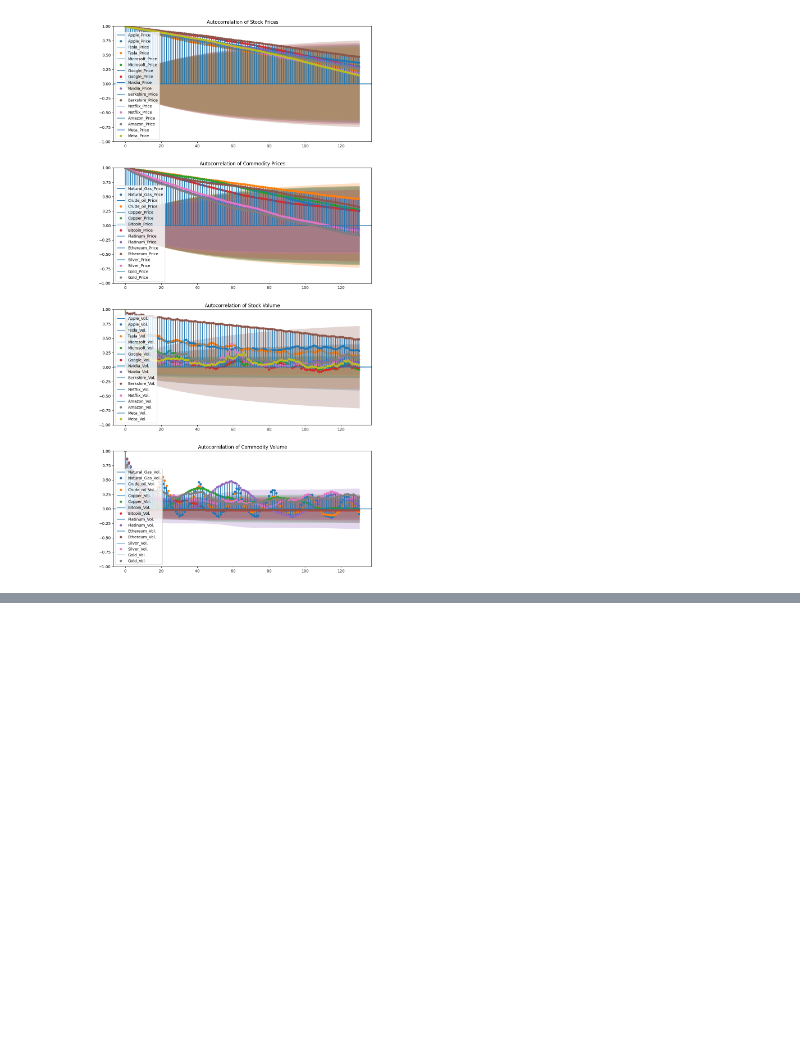
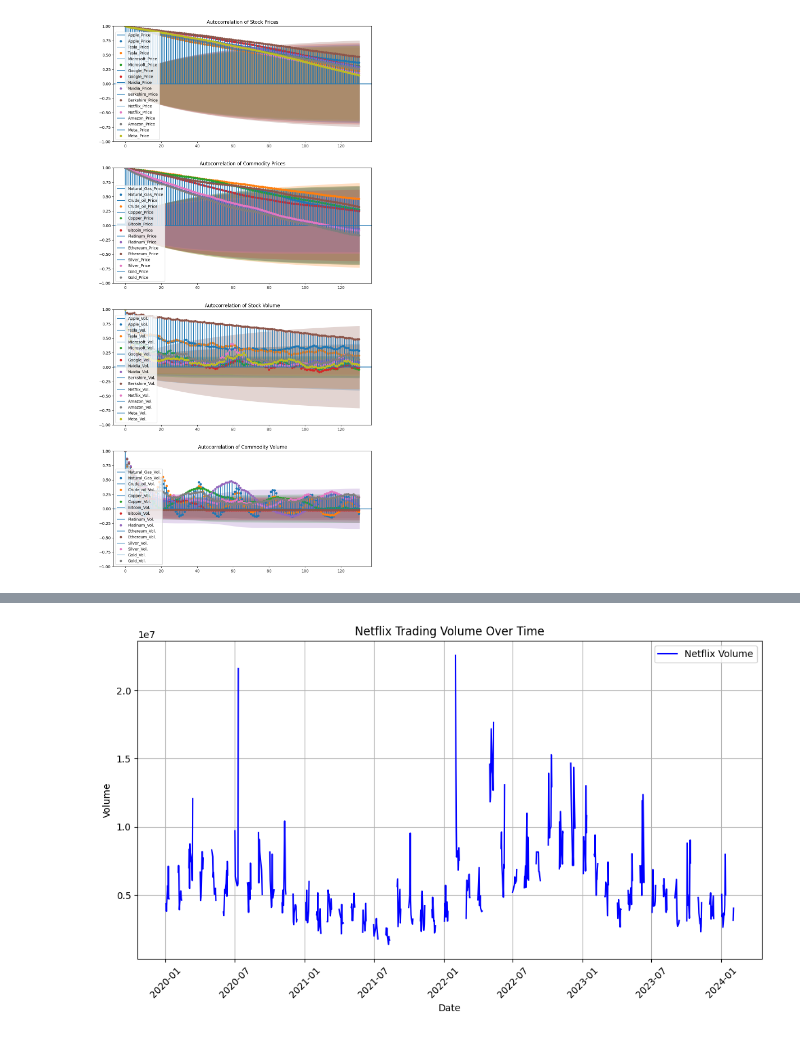
Before and after one commit to alexrpugh/US-Market-Research, a Jupyter notebook: US-Economy-Code.ipynb, the cells around one changed output, grey strips where cells are left out. Saved outputs shown, nothing was run; the diff lists cells and outputs as text; code cells hidden in the pictures; blank space fills up the shorter version.

```diff
--- a/US-Economy-Code.ipynb
+++ b/US-Economy-Code.ipynb
@@ -310,0 +377,24 @@ Eventually all variables do not exhibit autocorrelation in the long-term. Intere
+# %%
+# Assuming 'Date' is set as the index and df contains the 'Netflix_Vol.' column
+plt.figure(figsize=(10, 6))
+
+# Plot Netflix volume over time
+plt.plot(df.index, df['Netflix_Vol.'], label='Netflix Volume', color='blue')
+
+# Set title and labels
+plt.title('Netflix Trading Volume Over Time')
+plt.xlabel('Date')
+plt.ylabel('Volume')
+
+# Rotate the x-ticks for better readability
+plt.xticks(rotation=45)
+
+# Show the legend and grid
+plt.legend()
+plt.grid(True)
+
+# Display the plot
+plt.tight_layout()  # Adjust layout to avoid clipping of tick-labels
+plt.show()
+# %% [output]
+[figure, added]
```
Also changed, not shown: parts of 11 cells of this notebook, 3 other files.
